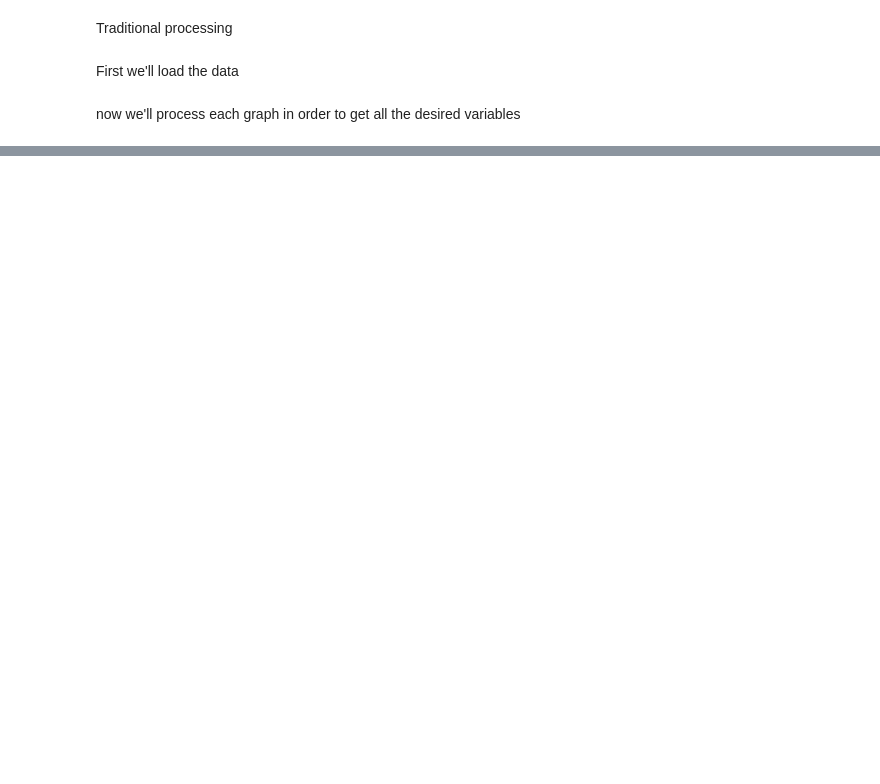
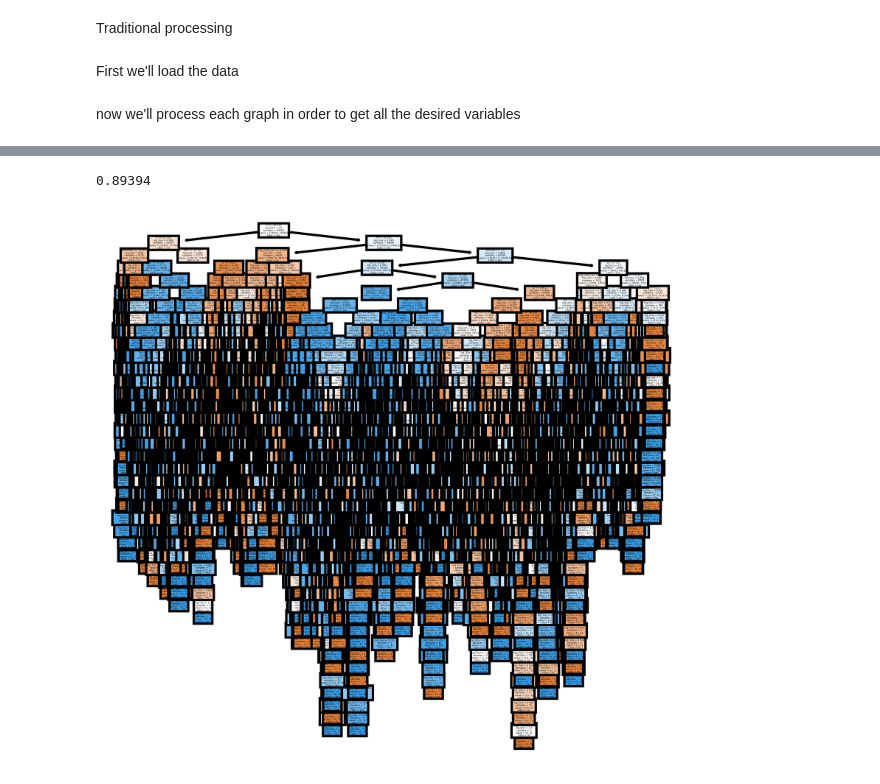
Before and after one commit to jpCantillana/NgLearning, a Jupyter notebook: traditional_approach.ipynb, the cells around one changed output, grey strips where cells are left out. Saved outputs shown, nothing was run; the diff lists cells and outputs as text; code cells hidden in the pictures; blank space fills up the shorter version.

```diff
--- a/traditional_approach.ipynb
+++ b/traditional_approach.ipynb
@@ -207,0 +305,16 @@ for instance_name in instance_list:
+# %%
+clf2 = RandomForestClassifier(criterion="log_loss", max_depth=100, max_features=4)
+clf2.fit(X_train, y_train)
+y_pred_test2 = clf2.predict(X_test)
+accuracy_score(y_test, y_pred_test2)
+# %% [output]
+0.89394
+# %%
+fig, axes = plt.subplots(nrows = 1,ncols = 1,figsize = (4,4), dpi=800)
+tree.plot_tree(clf2.estimators_[0],
+               feature_names = ["vehicles", "capacity", "extension", "avg_ext", "avg_route_len", "d_i", "si", "ri", "d_j", "sj", "rj", "dist", "tc", "cc"],
+               class_names=["no", "yes"],
+               filled = True);
+fig.savefig('rf_individualtree2.png')
+# %% [output]
+[figure, added]
```
Also changed, not shown: parts of 23 cells of this notebook.
